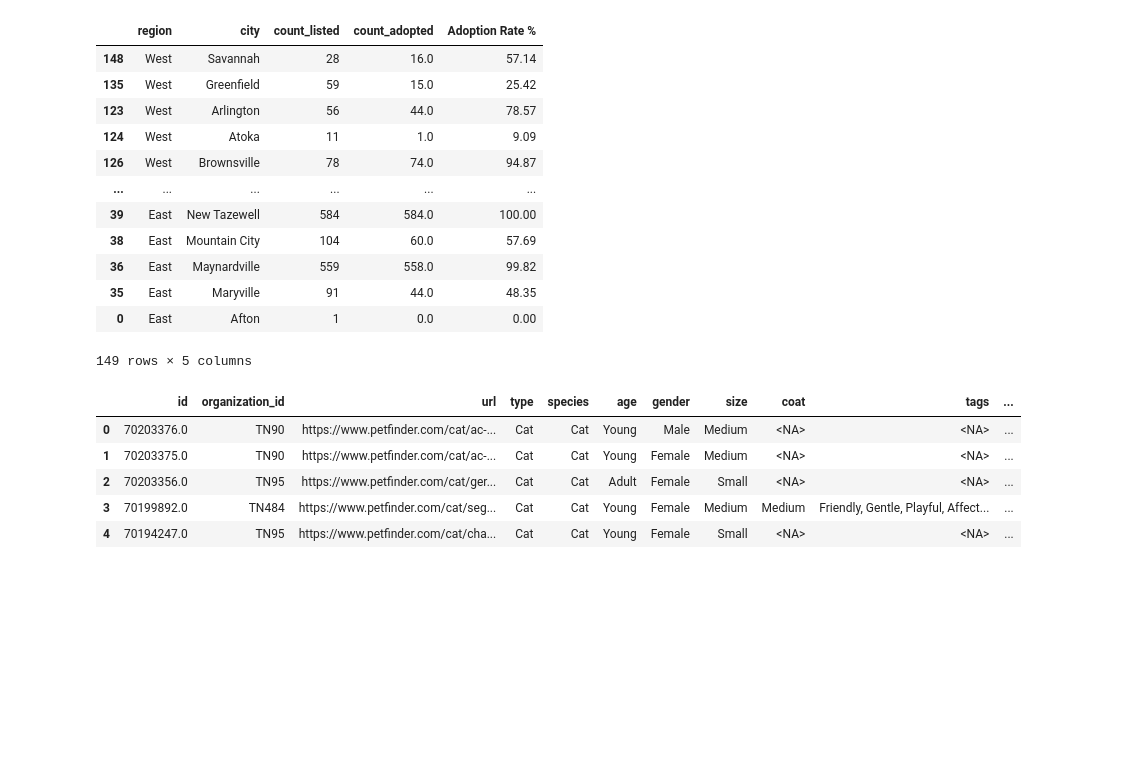
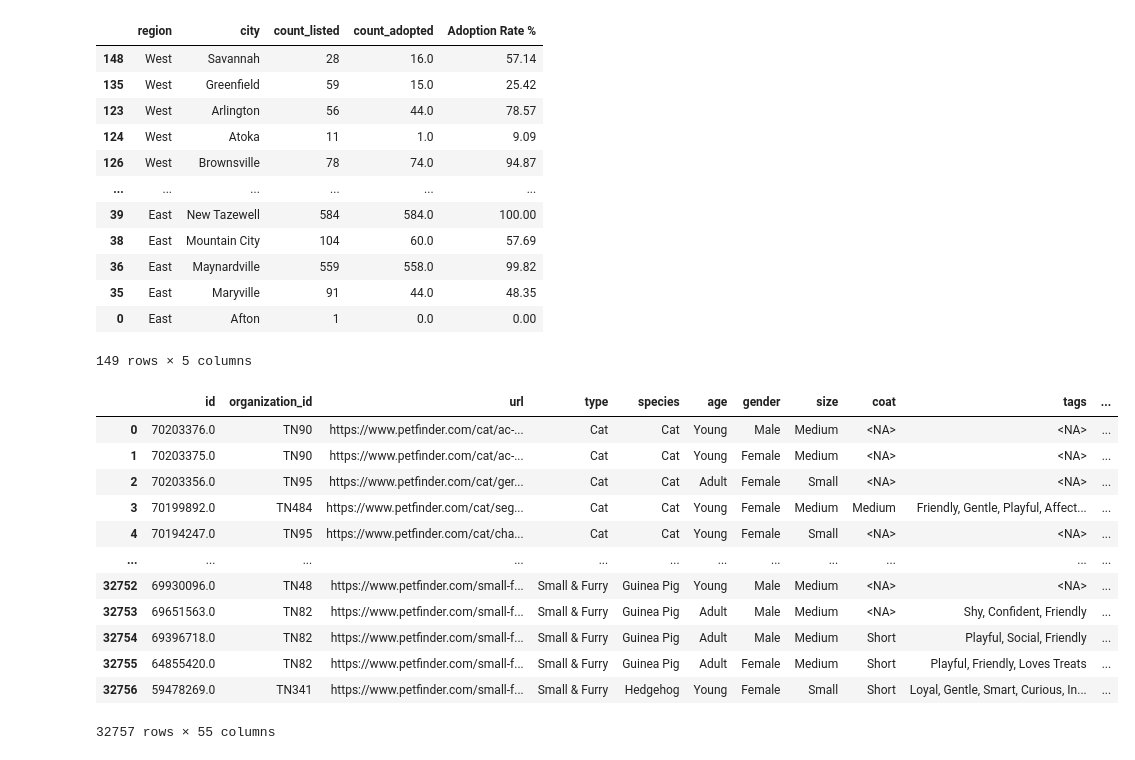
Before and after one commit to elisianguyen/2023-Tennessee-Adoption-Dynamics, a Jupyter notebook: notebooks/all_animal_adoptions_analysis_mvp.ipynb, the cells around one changed output. Cells and saved outputs as stored; diff of their text form; code cells hidden in the pictures; blank space fills up the shorter version.

```diff
--- a/notebooks/all_animal_adoptions_analysis_mvp.ipynb
+++ b/notebooks/all_animal_adoptions_analysis_mvp.ipynb
@@ -49,6 +49,9 @@ def string_clean(column):
 for column in df.columns:
     if df[column].dtype == 'object':
         df[column] = string_clean(column)
+# %%
+# Fill null values in primary color
+df['colors.primary'].fillna('Unknown Color', inplace=True)
 # %%
 # Check data types
 #df.dtypes
@@ -892,12 +914,19 @@ region_ar
 | 35 | East | Maryville | 91 | 44.0 | 48.35 |
 | 0 | East | Afton | 1 | 0.0 | 0.00 |
 149 rows × 5 columns
-# %%
-df.head()
-# %% [output]
-|  | id | organization_id | url | type | species | age | gender | size | coat | tags | ... |
-| 0 | 70203376.0 | TN90 | https://www.petfinder.com/cat/ac-... | Cat | Cat | Young | Male | Medium | <NA> | <NA> | ... |
-| 1 | 70203375.0 | TN90 | https://www.petfinder.com/cat/ac-... | Cat | Cat | Young | Female | Medium | <NA> | <NA> | ... |
-| 2 | 70203356.0 | TN95 | https://www.petfinder.com/cat/ger... | Cat | Cat | Adult | Female | Small | <NA> | <NA> | ... |
-| 3 | 70199892.0 | TN484 | https://www.petfinder.com/cat/seg... | Cat | Cat | Young | Female | Medium | Medium | Friendly, Gentle, Playful, Affect... | ... |
-| 4 | 70194247.0 | TN95 | https://www.petfinder.com/cat/cha... | Cat | Cat | Young | Female | Small | <NA> | <NA> | ... |
+# %%
+df
+# %% [output]
+|  | id | organization_id | url | type | species | age | gender | size | coat | tags | ... |
+| 0 | 70203376.0 | TN90 | https://www.petfinder.com/cat/ac-... | Cat | Cat | Young | Male | Medium | <NA> | <NA> | ... |
+| 1 | 70203375.0 | TN90 | https://www.petfinder.com/cat/ac-... | Cat | Cat | Young | Female | Medium | <NA> | <NA> | ... |
+| 2 | 70203356.0 | TN95 | https://www.petfinder.com/cat/ger... | Cat | Cat | Adult | Female | Small | <NA> | <NA> | ... |
+| 3 | 70199892.0 | TN484 | https://www.petfinder.com/cat/seg... | Cat | Cat | Young | Female | Medium | Medium | Friendly, Gentle, Playful, Affect... | ... |
+| 4 | 70194247.0 | TN95 | https://www.petfinder.com/cat/cha... | Cat | Cat | Young | Female | Small | <NA> | <NA> | ... |
+| ... | ... | ... | ... | ... | ... | ... | ... | ... | ... | ... | ... |
+| 32752 | 69930096.0 | TN48 | https://www.petfinder.com/small-f... | Small & Furry | Guinea Pig | Young | Male | Medium | <NA> | <NA> | ... |
+| 32753 | 69651563.0 | TN82 | https://www.petfinder.com/small-f... | Small & Furry | Guinea Pig | Adult | Male | Medium | <NA> | Shy, Confident, Friendly | ... |
+| 32754 | 69396718.0 | TN82 | https://www.petfinder.com/small-f... | Small & Furry | Guinea Pig | Adult | Male | Medium | Short | Playful, Social, Friendly | ... |
+| 32755 | 64855420.0 | TN82 | https://www.petfinder.com/small-f... | Small & Furry | Guinea Pig | Adult | Female | Medium | Short | Playful, Friendly, Loves Treats | ... |
+| 32756 | 59478269.0 | TN341 | https://www.petfinder.com/small-f... | Small & Furry | Hedgehog | Young | Female | Small | Short | Loyal, Gentle, Smart, Curious, In... | ... |
+32757 rows × 55 columns
```
Also changed, not shown: parts of 11 cells of this notebook, 21 other files.
